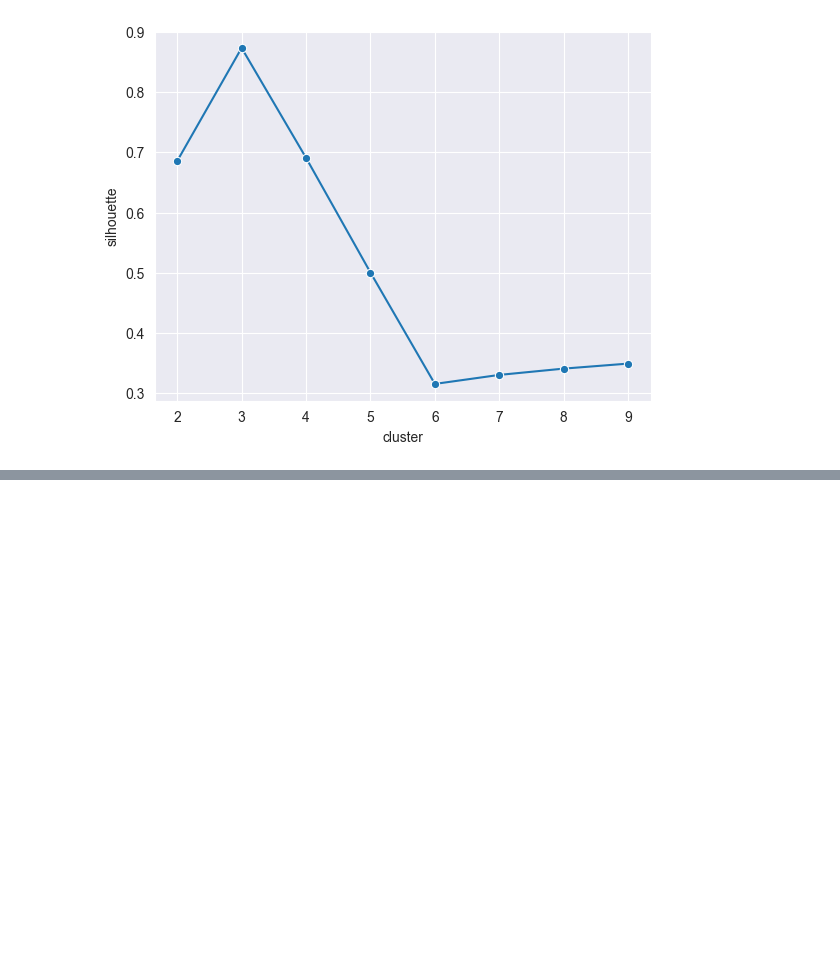
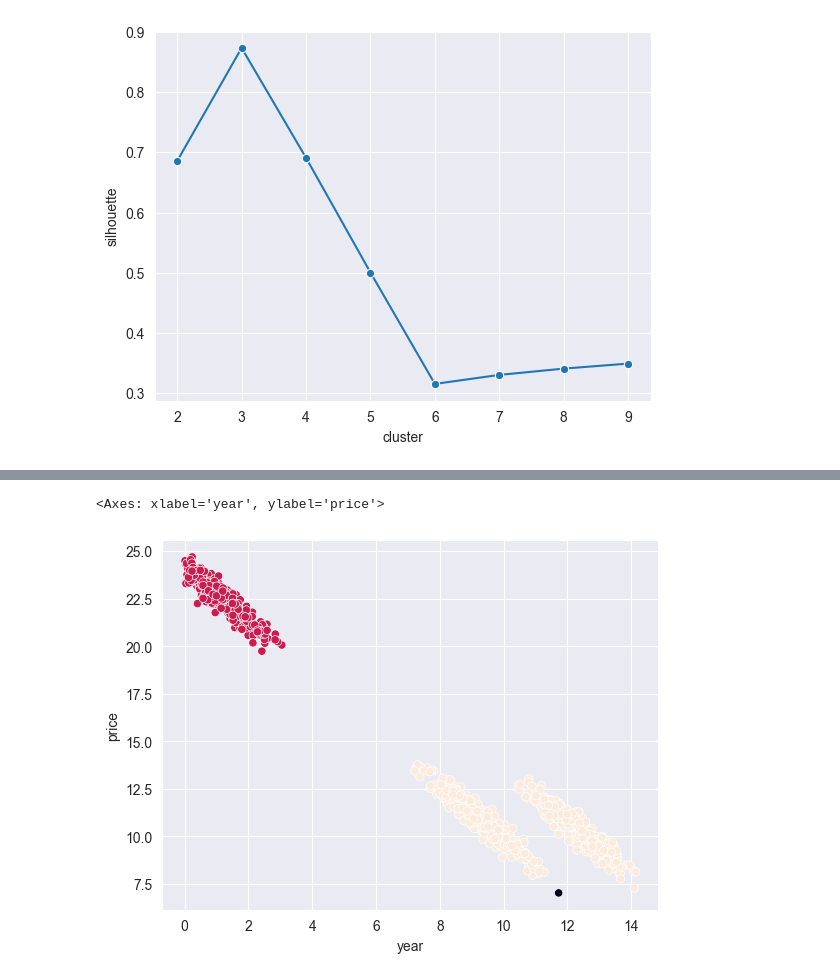
Before and after one commit to DenisBaburin/ds_school_148, a Jupyter notebook: DS_school/ML basics/ML-4_Обучение без учителя_кластеризация и техники понижения размерности/dst3-ml4-2_clusterization.ipynb, the cells around one changed output, grey strips where cells are left out. Saved outputs shown, nothing was run; the diff lists cells and outputs as text; code cells hidden in the pictures; blank space fills up the shorter version.

```diff
--- a/DS_school/ML basics/ML-4_Обучение без учителя_кластеризация и техники понижения размерности/dst3-ml4-2_clusterization.ipynb
+++ b/DS_school/ML basics/ML-4_Обучение без учителя_кластеризация и техники понижения размерности/dst3-ml4-2_clusterization.ipynb
@@ -395,0 +436,13 @@ sns.lineplot(data=silhouette_df, x='cluster', y='silhouette', marker='o')
+# %%
+df = pd.read_csv('data/housing.csv')
+# %%
+X = df
+# %%
+from sklearn.cluster import  DBSCAN
+
+clustering = DBSCAN(eps = 1.15, min_samples = 2).fit(X)
+
+sns.scatterplot(x=df.year, y=df.price, c=clustering.labels_)
+# %% [output]
+<Axes: xlabel='year', ylabel='price'>
+[figure, added]
```
Also changed, not shown: parts of 16 cells of this notebook, 2 other files.
